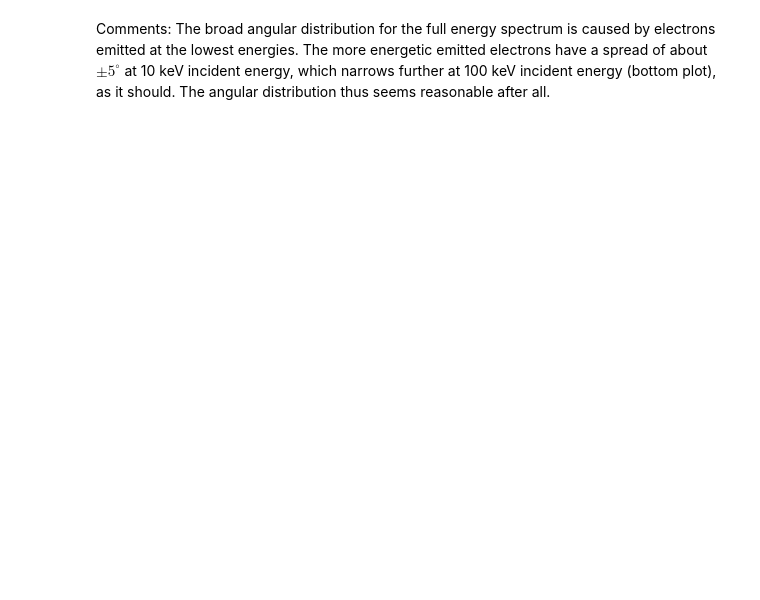
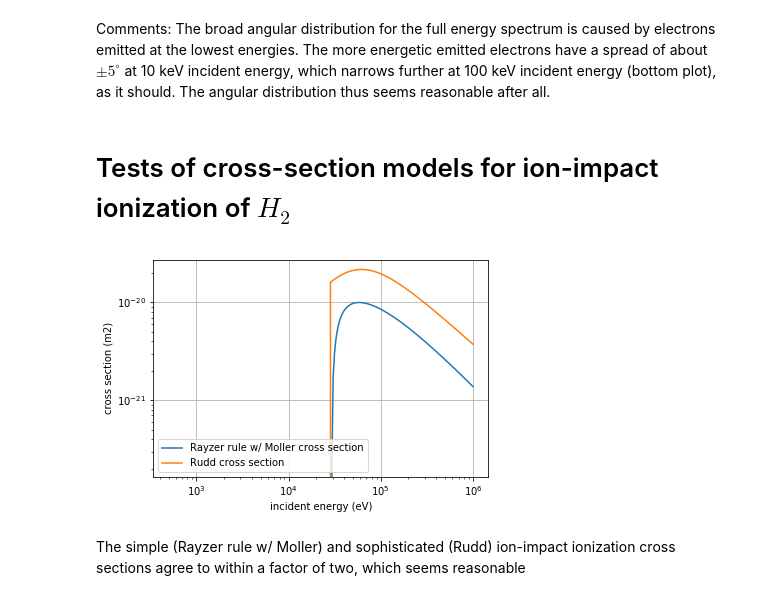
Before and after one commit to radiasoft/rswarp, a Jupyter notebook: examples/ionization/cross_section_testing.ipynb, the cells around one changed output. Cells and saved outputs as stored; diff of their text form; code cells hidden in the pictures; blank space fills up the shorter version.

Commit message:
Added section for ion-impact ionization

```diff
--- a/examples/ionization/cross_section_testing.ipynb
+++ b/examples/ionization/cross_section_testing.ipynb
@@ -218,2 +218,29 @@ plt.show()
 # %% [markdown]
 Comments: The broad angular distribution for the full energy spectrum is caused by electrons emitted at the lowest energies. The more energetic emitted electrons have a spread of about $\pm 5^{\circ}$ at 10 keV incident energy, which narrows further at 100 keV incident energy (bottom plot), as it should. The angular distribution thus seems reasonable after all.
+# %% [markdown]
+# Tests of cross-section models for ion-impact ionization of $H_2$
+# %%
+gamma = e * T / (m_p * c**2) + 1. # gamma values for incident protons
+v_T = c * np.sqrt(1. - np.divide(1., gamma**2))
+
+# Calculate cross section using Rayzer rule
+p_on_h2 = Xsect.IonIonizationEvent()
+for i in range(n):
+    sigma[i] = p_on_h2.getCrossSection(v_T[i])
+plt.loglog(T, sigma, label='Rayzer rule w/ Moller cross section')
+
+# Calculate cross section using Rudd model
+p_on_h2 = Xsect.RuddIonIonizationEvent()
+for i in range(n):
+    sigma[i] = p_on_h2.getCrossSection(v_T[i])
+plt.loglog(T, sigma, label='Rudd cross section')
+
+plt.xlabel('incident energy (eV)')
+plt.ylabel('cross section (m2)')
+plt.legend(loc = 'lower left')
+plt.grid(True)
+plt.show()
+# %% [output]
+[figure, added]
+# %% [markdown]
+The simple (Rayzer rule w/ Moller) and sophisticated (Rudd) ion-impact ionization cross sections agree to within a factor of two, which seems reasonable
```
Also changed, not shown: parts of 4 cells of this notebook.
